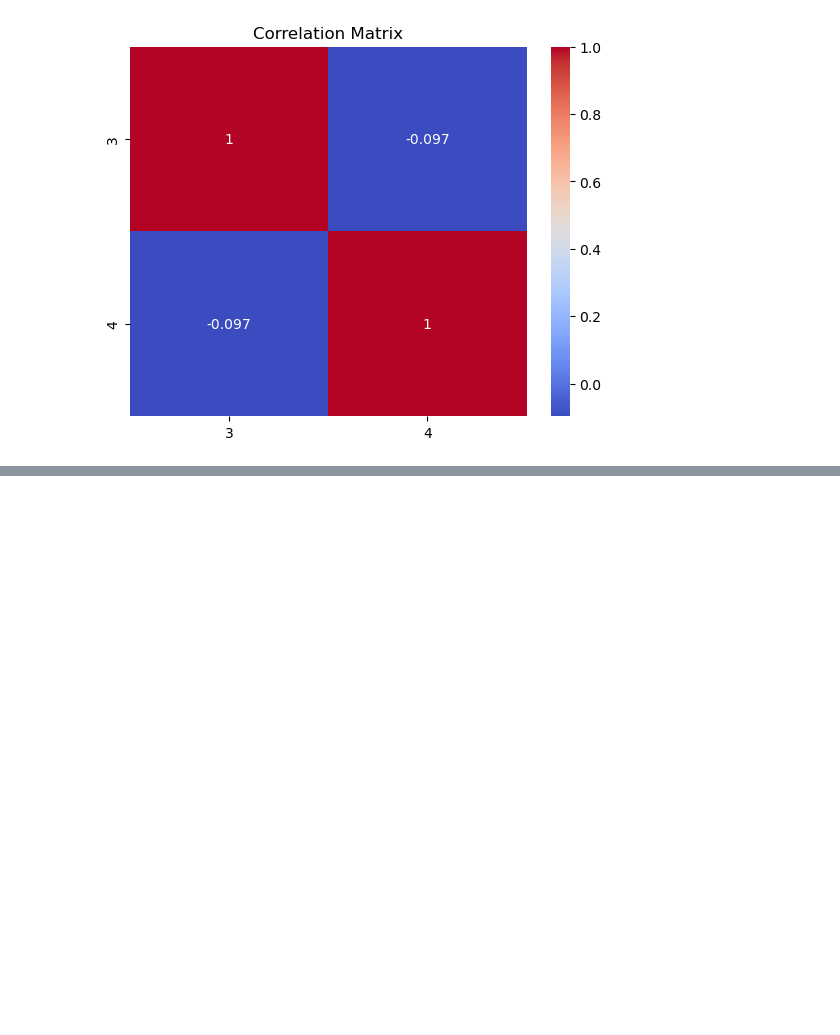
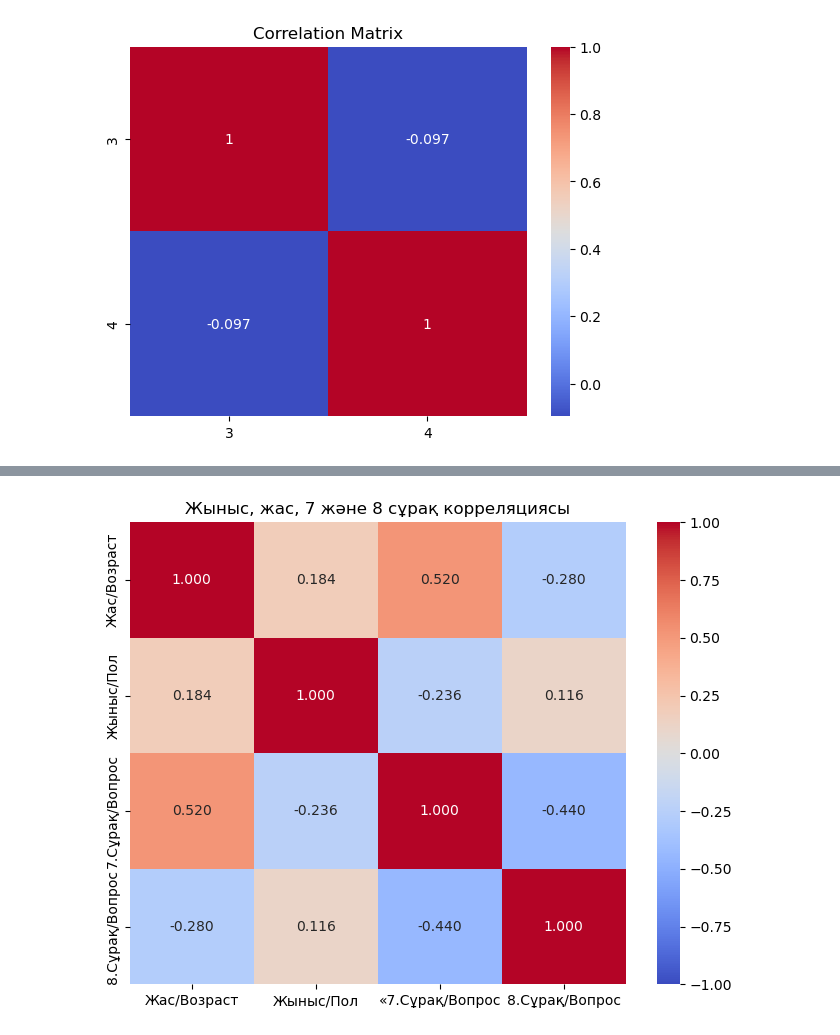
Before and after one commit to alinaskhan/Correlation-analysis, a Jupyter notebook: Analysis.ipynb, the cells around one changed output, grey strips where cells are left out. Drawn from its saved outputs; the diff is of its cells as text; code cells hidden in the pictures; blank space fills up the shorter version.

```diff
--- a/Analysis.ipynb
+++ b/Analysis.ipynb
@@ -239,0 +209,19 @@ plt.show()
+# %%
+data = {
+    "Жас/Возраст": [1.00, 0.184, 0.52, -0.28],
+    "Жыныс/Пол": [0.184, 1.00, -0.236, 0.116],
+    "«7.Сұрақ/Вопрос": [0.52, -0.236, 1.00, -0.44],
+    "8.Сұрақ/Вопрос": [-0.28, 0.116, -0.44, 1.00]
+}
+
+# Convert to DataFrame
+matrix = pd.DataFrame(data, index=["Жас/Возраст", "Жыныс/Пол", "7.Сұрақ/Вопрос", "8.Сұрақ/Вопрос"])
+
+# Plot the heatmap
+plt.figure(figsize=(8, 6))  # Adjust the figure size
+sns.heatmap(matrix, annot=True, cmap="coolwarm", center=0, vmin=-1, vmax=1, fmt=".3f")
+plt.title("Жыныс, жас, 7 және 8 сұрақ корреляциясы")
+plt.savefig('Correlation2.png',dpi=300)
+plt.show()
+# %% [output]
+[figure, added]
```
Also changed, not shown: parts of 20 cells of this notebook, 4 other files.
